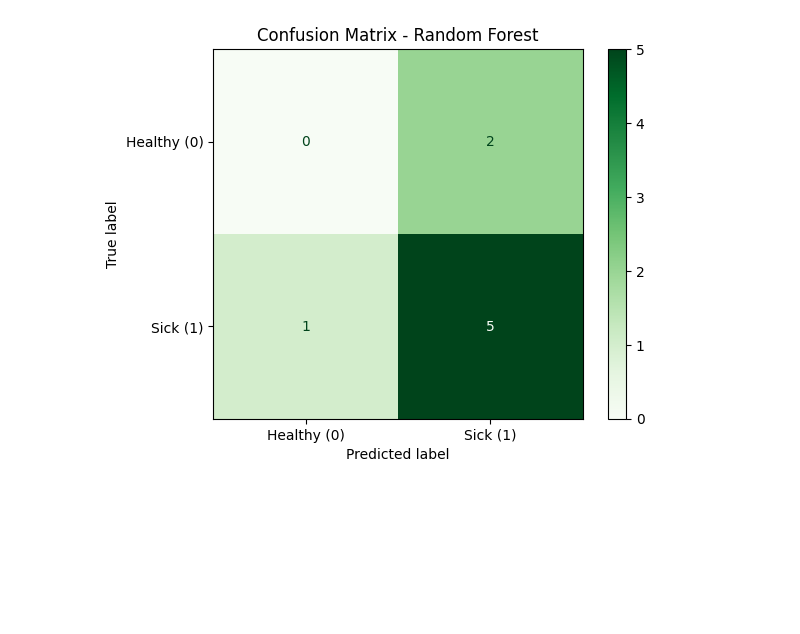
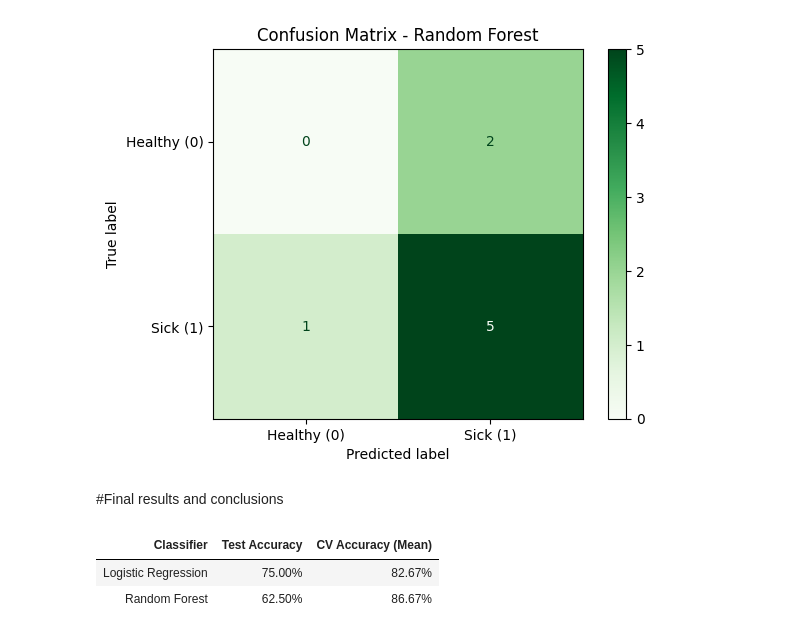
Before and after one commit to werounikaa/AI_MED_Recruitment, a Jupyter notebook: Recruitment_AI_MED_AGH.ipynb, the cells around one changed output. Saved outputs shown, nothing was run; the diff lists cells and outputs as text; code cells hidden in the pictures; blank space fills up the shorter version.

Commit message:
summary, that's all

```diff
--- a/Recruitment_AI_MED_AGH.ipynb
+++ b/Recruitment_AI_MED_AGH.ipynb
@@ -140,3 +163,22 @@ Detailed classification report:
    macro avg       0.36      0.42      0.38         8
 weighted avg       0.54      0.62      0.58         8
 [figure]
+# %% [markdown]
+#Final results and conclusions
+# %%
+# Gathering all results into a single dictionary
+summary_data = {
+    'Classifier': ['Logistic Regression', 'Random Forest'],
+    'Test Accuracy': ['75.00%', '62.50%'],
+    'CV Accuracy (Mean)': [f"{cv_scores_lr.mean() * 100:.2f}%", f"{cv_scores_rf.mean() * 100:.2f}%"]
+}
+
+# Creating a DataFrame from the dictionary
+summary_df = pd.DataFrame(summary_data)
+
+# Styling the table: centering the text and hiding the index for better presentation
+summary_df.style.set_properties(**{'text-align': 'center'}).hide(axis='index')
+# %% [output]
+| Classifier | Test Accuracy | CV Accuracy (Mean) |
+| Logistic Regression | 75.00% | 82.67% |
+| Random Forest | 62.50% | 86.67% |
```
Also changed, not shown: parts of 8 cells of this notebook.
